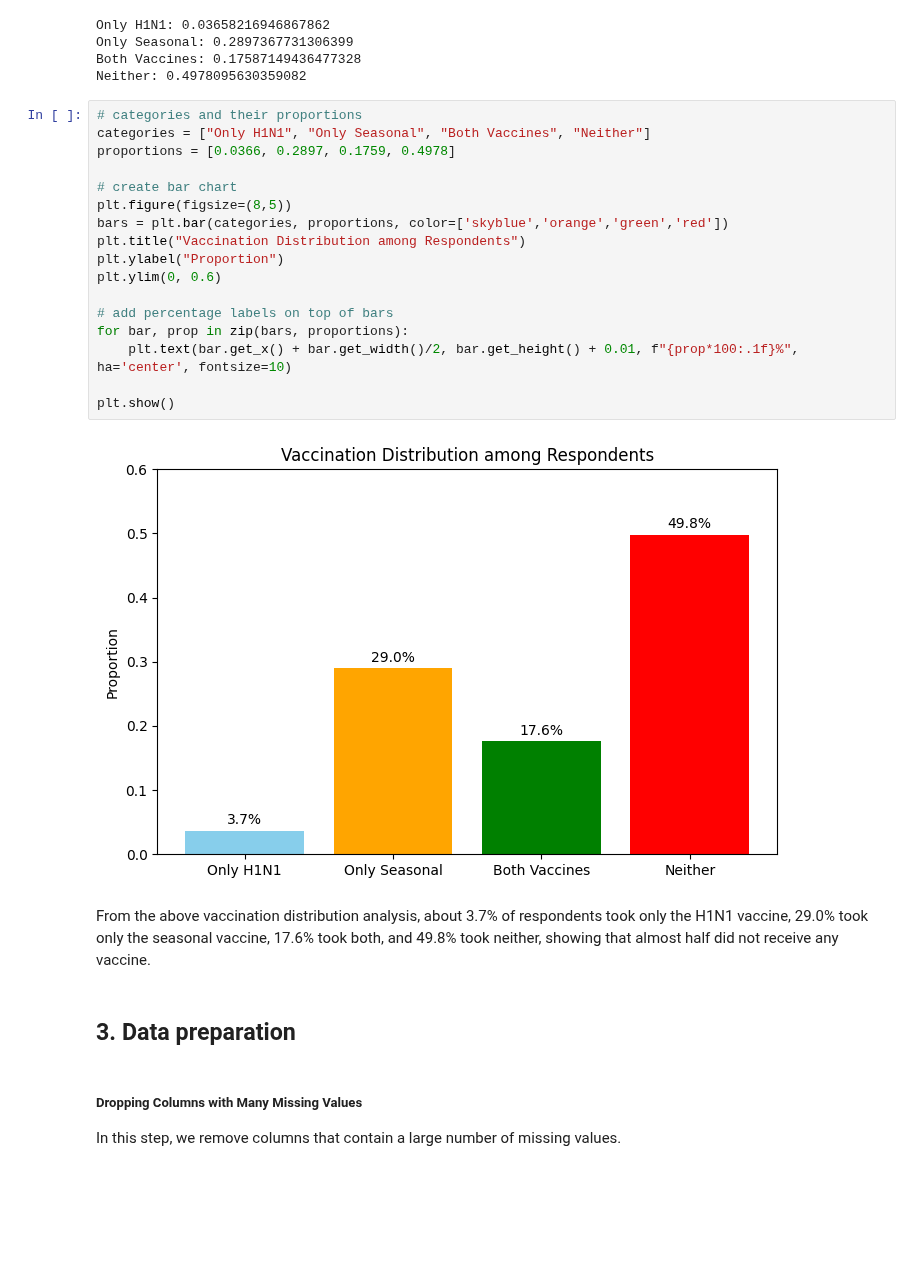
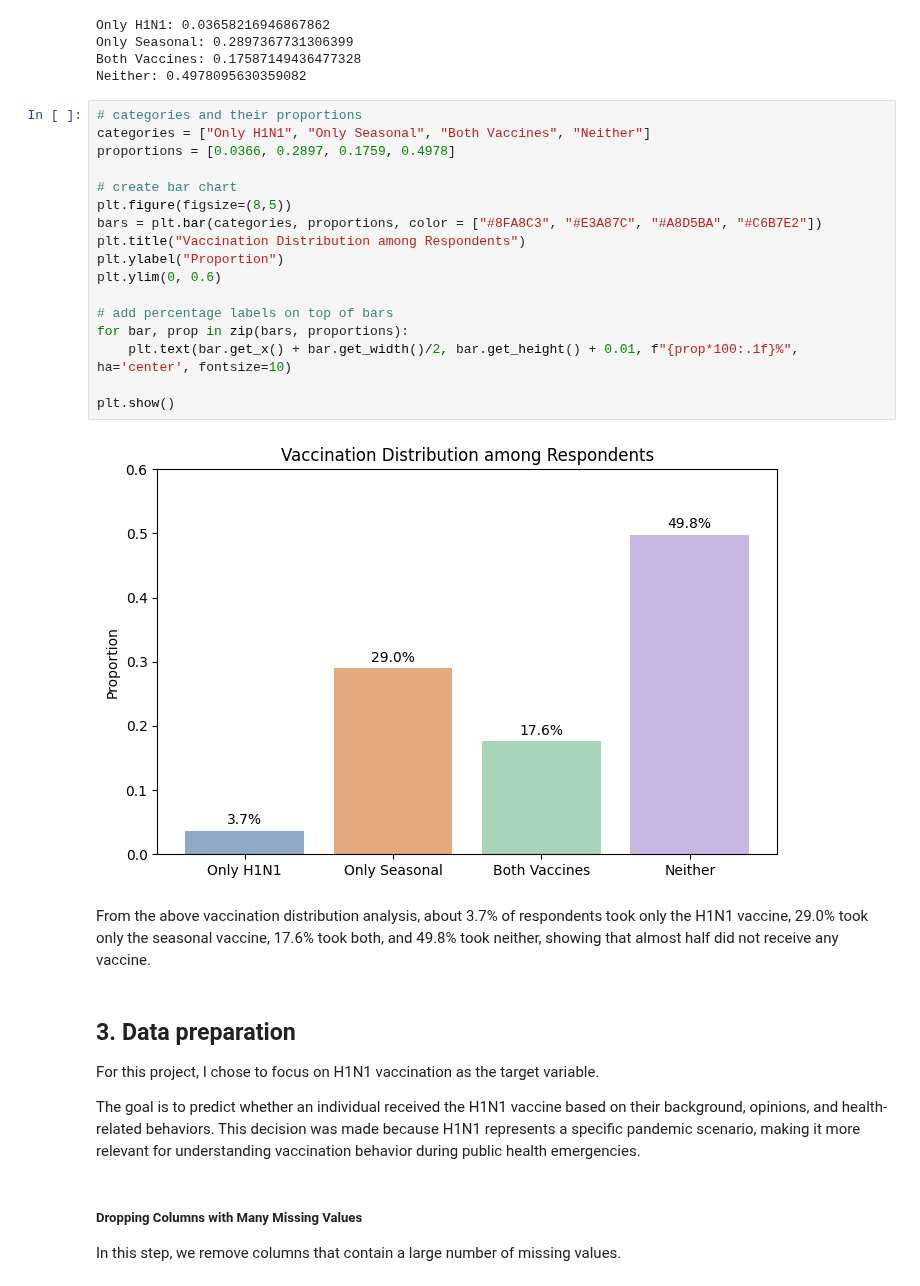
Before and after one commit to MaurineChemutai/Phase_3_Project_H1N1-and-Seasonal-Flu-Vaccines-Classification-Model, a Jupyter notebook: index.ipynb, the cells around one changed output. Drawn from its saved outputs; the diff is of its cells as text; blank space fills up the shorter version.

```diff
--- a/index.ipynb
+++ b/index.ipynb
@@ -269,28 +277,32 @@ Neither: 0.4978095630359082
 # %%
 # categories and their proportions
 categories = ["Only H1N1", "Only Seasonal", "Both Vaccines", "Neither"]
 proportions = [0.0366, 0.2897, 0.1759, 0.4978]
 
 # create bar chart
 plt.figure(figsize=(8,5))
-bars = plt.bar(categories, proportions, color=['skyblue','orange','green','red'])
+bars = plt.bar(categories, proportions, color = ["#8FA8C3", "#E3A87C", "#A8D5BA", "#C6B7E2"])
 plt.title("Vaccination Distribution among Respondents")
 plt.ylabel("Proportion")
 plt.ylim(0, 0.6)
 
 # add percentage labels on top of bars
 for bar, prop in zip(bars, proportions):
     plt.text(bar.get_x() + bar.get_width()/2, bar.get_height() + 0.01, f"{prop*100:.1f}%", ha='center', fontsize=10)
 
 plt.show()
 # %% [output]
-[figure, old version]
+[figure, new version]
 # %% [markdown]
 
 
 From the above vaccination distribution analysis, about 3.7% of respondents took only the H1N1 vaccine, 29.0% took only the seasonal vaccine, 17.6% took both, and 49.8% took neither, showing that almost half did not receive any vaccine.
 # %% [markdown]
 ## 3. Data preparation
+
+For this project, I chose to focus on H1N1 vaccination as the target variable.
+
+The goal is to predict whether an individual received the H1N1 vaccine based on their background, opinions, and health-related behaviors. This decision was made because H1N1 represents a specific pandemic scenario, making it more relevant for understanding vaccination behavior during public health emergencies.
 # %% [markdown]
 ##### Dropping Columns with Many Missing Values
 
```
Also changed, not shown: parts of 13 cells of this notebook.
